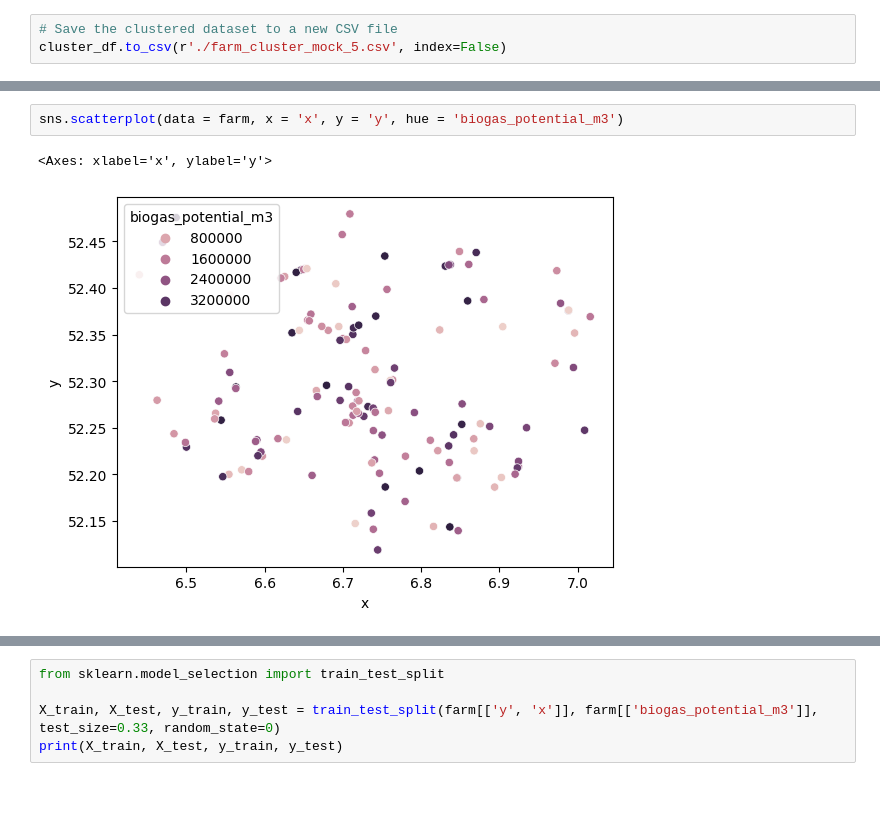
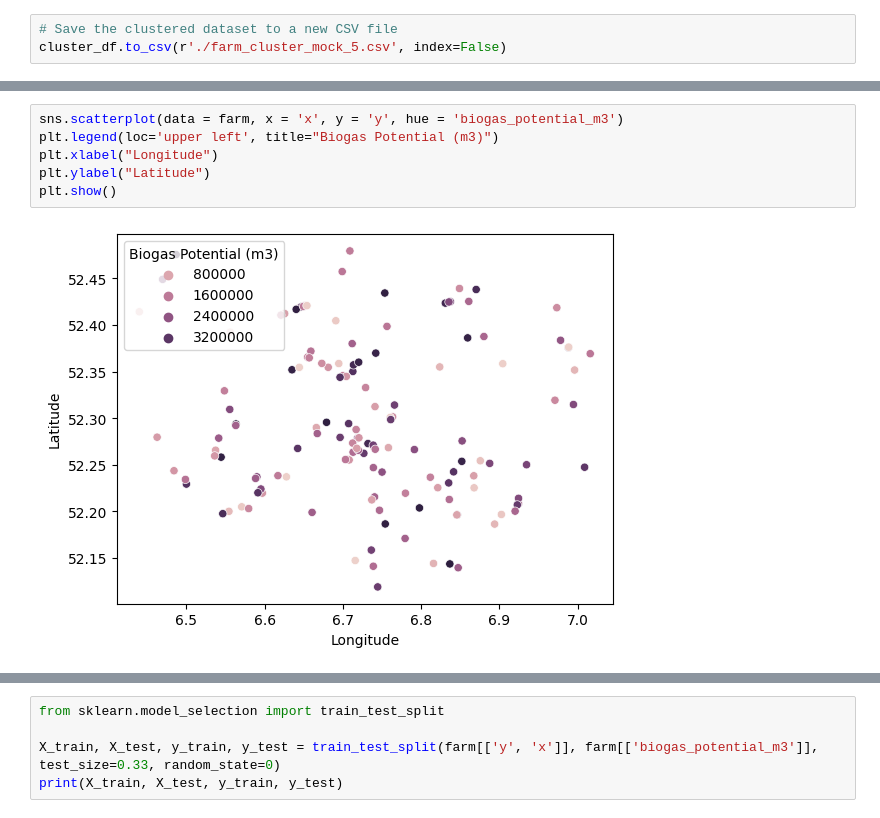
Before and after one commit to springonions-87/bioze_digital_mapping_tool, a Jupyter notebook: clustering/test_cluster.ipynb, the cells around one changed output, grey strips where cells are left out. Cells and saved outputs as stored; diff of their text form; blank space fills up the shorter version.

```diff
--- a/clustering/test_cluster.ipynb
+++ b/clustering/test_cluster.ipynb
@@ -85,5 +85,8 @@ farm.head()
 # %%
 sns.scatterplot(data = farm, x = 'x', y = 'y', hue = 'biogas_potential_m3')
+plt.legend(loc='upper left', title="Biogas Potential (m3)")
+plt.xlabel("Longitude")
+plt.ylabel("Latitude")
+plt.show()
 # %% [output]
-<Axes: xlabel='x', ylabel='y'>
-[figure, old version]
+[figure, new version]
```
Also changed, not shown: parts of 13 cells of this notebook, 7 other files.
